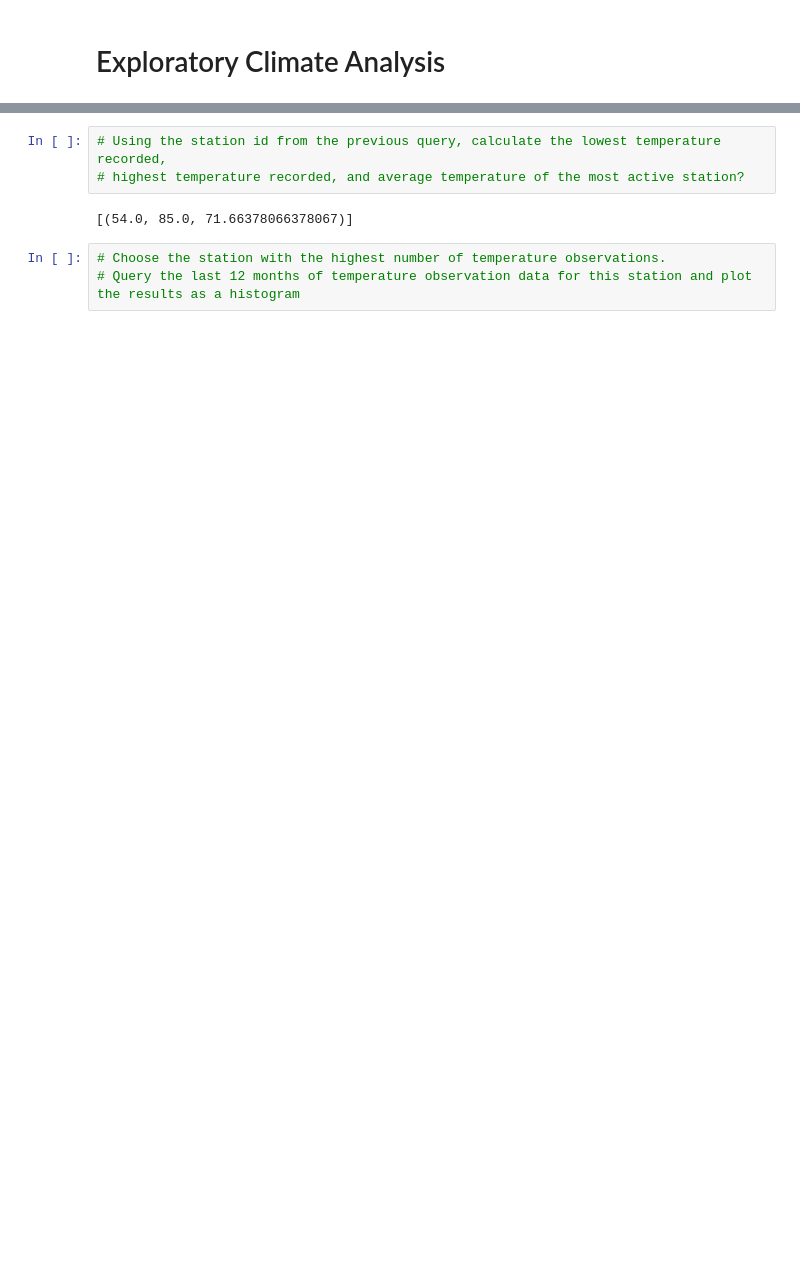
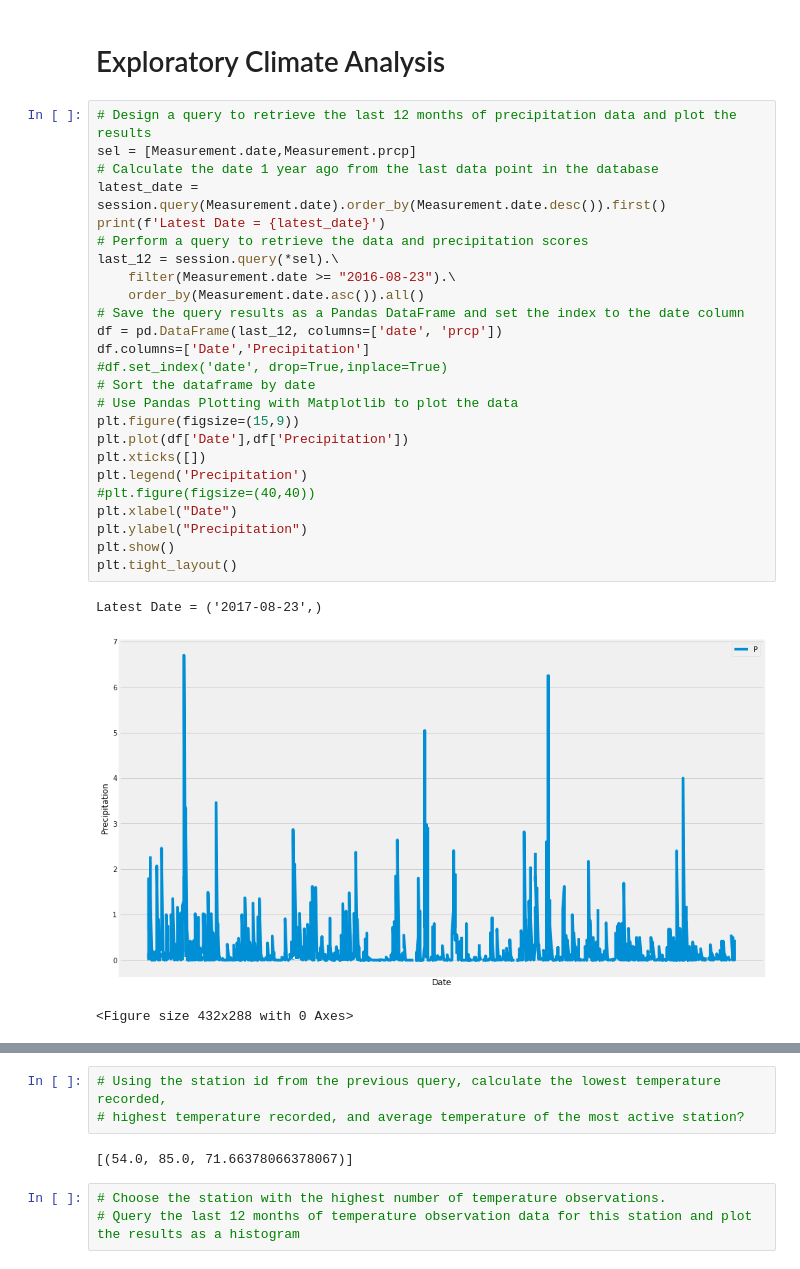
Before and after one commit to vgangaprasad/SQLalchemy-Challenge, a Jupyter notebook: climate_analysis.ipynb, the cells around one changed output, grey strips where cells are left out. Saved outputs shown, nothing was run; the diff lists cells and outputs as text; blank space fills up the shorter version.

```diff
--- a/climate_analysis.ipynb
+++ b/climate_analysis.ipynb
@@ -59,4 +59,33 @@ first_station.__dict__
 # %% [markdown]
 # Exploratory Climate Analysis
+# %%
+# Design a query to retrieve the last 12 months of precipitation data and plot the results
+sel = [Measurement.date,Measurement.prcp]
+# Calculate the date 1 year ago from the last data point in the database
+latest_date = session.query(Measurement.date).order_by(Measurement.date.desc()).first()
+print(f'Latest Date = {latest_date}')
+# Perform a query to retrieve the data and precipitation scores
+last_12 = session.query(*sel).\
+    filter(Measurement.date >= "2016-08-23").\
+    order_by(Measurement.date.asc()).all()
+# Save the query results as a Pandas DataFrame and set the index to the date column
+df = pd.DataFrame(last_12, columns=['date', 'prcp'])
+df.columns=['Date','Precipitation']
+#df.set_index('date', drop=True,inplace=True)
+# Sort the dataframe by date
+# Use Pandas Plotting with Matplotlib to plot the data
+plt.figure(figsize=(15,9))
+plt.plot(df['Date'],df['Precipitation'])
+plt.xticks([])
+plt.legend('Precipitation')
+#plt.figure(figsize=(40,40))
+plt.xlabel("Date")
+plt.ylabel("Precipitation")
+plt.show()
+plt.tight_layout()
+# %% [output]
+Latest Date = ('2017-08-23',)
+[figure, added]
+<Figure size 432x288 with 0 Axes>
 # %%
 # %% [output]
```
Also changed, not shown: parts of 8 cells of this notebook.
